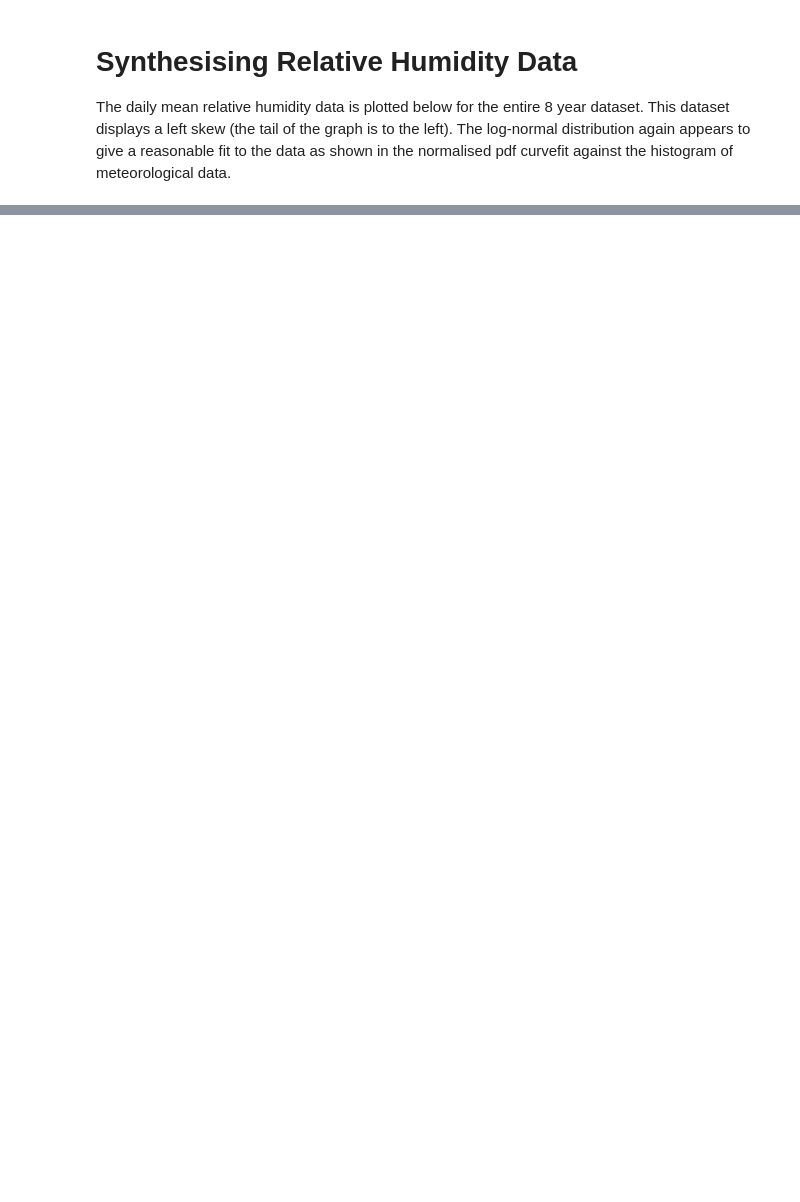
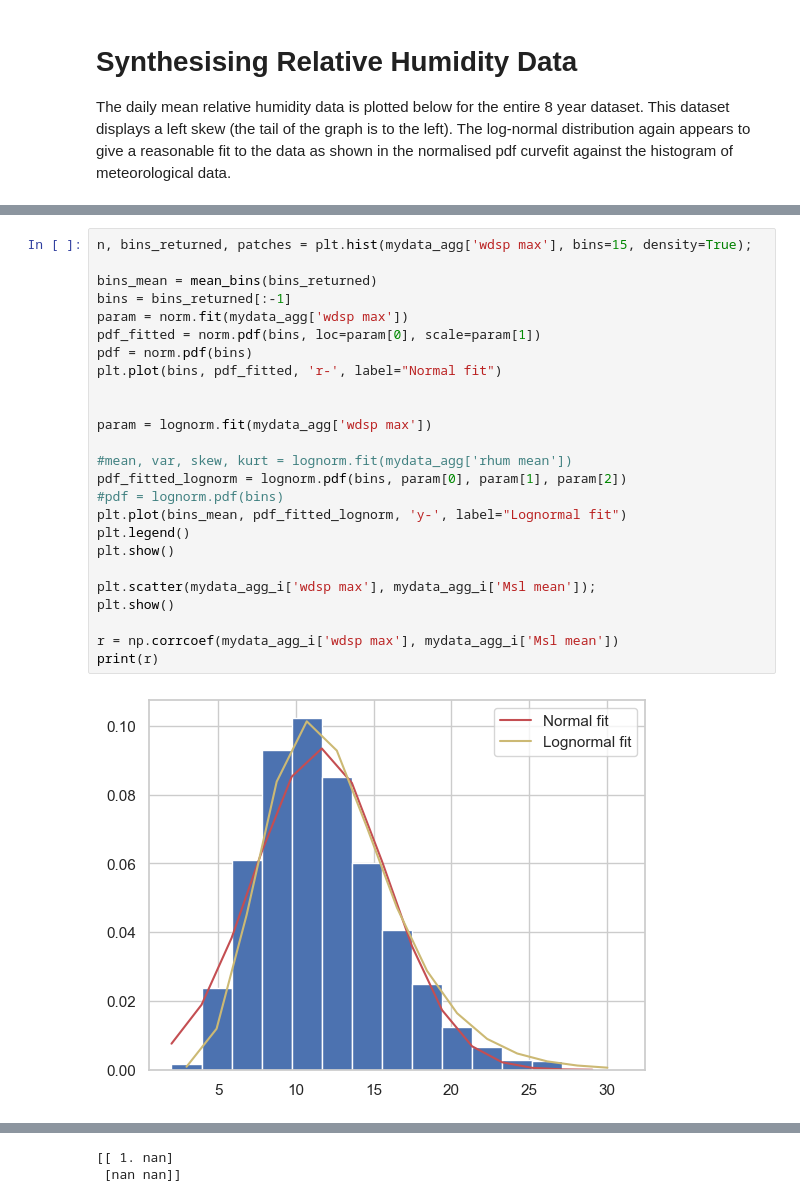
Before and after one commit to Eilis9/PfDA_Project1, a Jupyter notebook: met_athenry.ipynb, the cells around one changed output, grey strips where cells are left out. Drawn from its saved outputs; the diff is of its cells as text; blank space fills up the shorter version.

```diff
--- a/met_athenry.ipynb
+++ b/met_athenry.ipynb
@@ -471,0 +494,27 @@ plt.show()
+# %%
+n, bins_returned, patches = plt.hist(mydata_agg['wdsp max'], bins=15, density=True);
+
+bins_mean = mean_bins(bins_returned)
+bins = bins_returned[:-1]
+param = norm.fit(mydata_agg['wdsp max'])
+pdf_fitted = norm.pdf(bins, loc=param[0], scale=param[1])
+pdf = norm.pdf(bins)
+plt.plot(bins, pdf_fitted, 'r-', label="Normal fit")
+
+
+param = lognorm.fit(mydata_agg['wdsp max'])
+
+#mean, var, skew, kurt = lognorm.fit(mydata_agg['rhum mean'])
+pdf_fitted_lognorm = lognorm.pdf(bins, param[0], param[1], param[2])
+#pdf = lognorm.pdf(bins)
+plt.plot(bins_mean, pdf_fitted_lognorm, 'y-', label="Lognormal fit")
+plt.legend()
+plt.show()
+
+plt.scatter(mydata_agg_i['wdsp max'], mydata_agg_i['Msl mean']);
+plt.show()
+
+r = np.corrcoef(mydata_agg_i['wdsp max'], mydata_agg_i['Msl mean'])
+print(r)
+# %% [output]
+[figure, added]
@@ -472,2 +522,4 @@ plt.show()
+[[ 1. nan]
+ [nan nan]]
 # %% [markdown]
 # References
```
Also changed, not shown: parts of 10 cells of this notebook.
